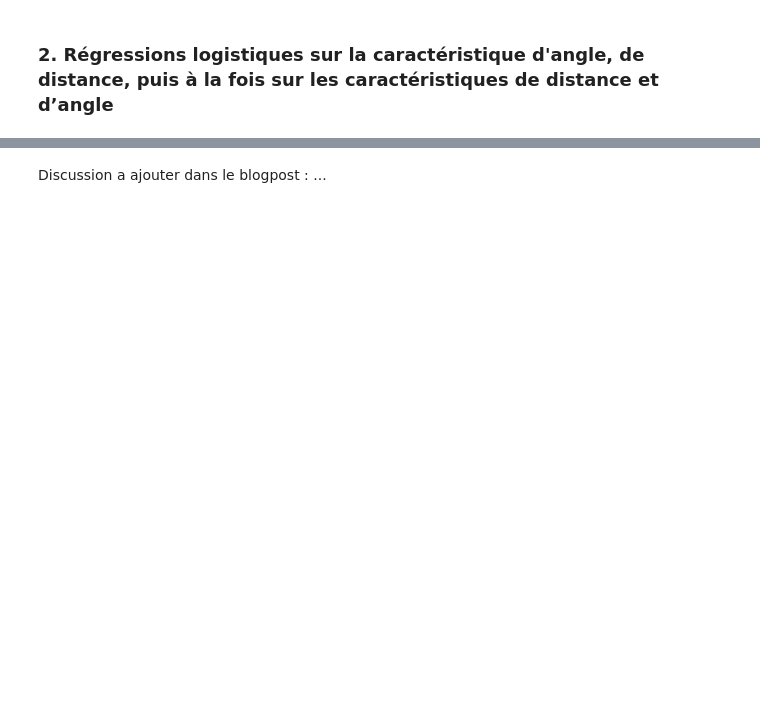
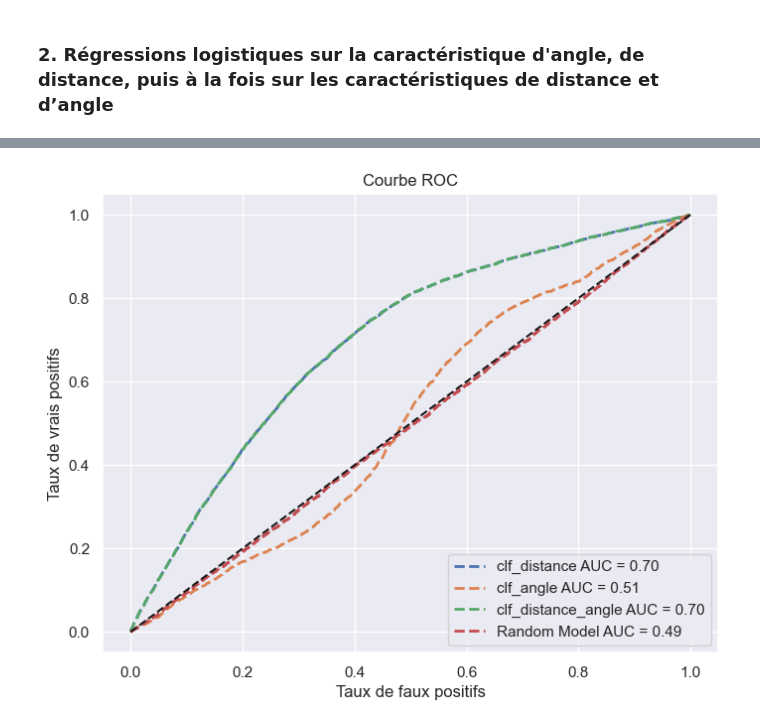
Before and after one commit to Alexia57/A02-projet, a Jupyter notebook: notebooks/Milestone2_Base_Models.ipynb, the cells around one changed output, grey strips where cells are left out. Saved outputs shown, nothing was run; the diff lists cells and outputs as text; code cells hidden in the pictures; blank space fills up the shorter version.

Commit message:
fin modele de base enfin !!!

```diff
--- a/notebooks/Milestone2_Base_Models.ipynb
+++ b/notebooks/Milestone2_Base_Models.ipynb
@@ -292,2 +196,8 @@ plot_calibration_curve(clf_distance_angle, X_valid_distance_angle, y_valid, 'Ré
-# %% [markdown]
-Discussion a ajouter dans le blogpost : ...
+# %%
+models = [clf_distance, clf_angle, clf_distance_angle, None]
+X_list = [X_valid_distance, X_valid_angle, X_valid_distance_angle, None]
+nom_models = ['clf_distance', 'clf_angle', 'clf_distance_angle', 'Random Model']
+
+plot_roc_auc(models, X_list, y_valid, nom_models)
+# %% [output]
+[figure, added]
```
Also changed, not shown: parts of 10 cells of this notebook, 1 other file.
